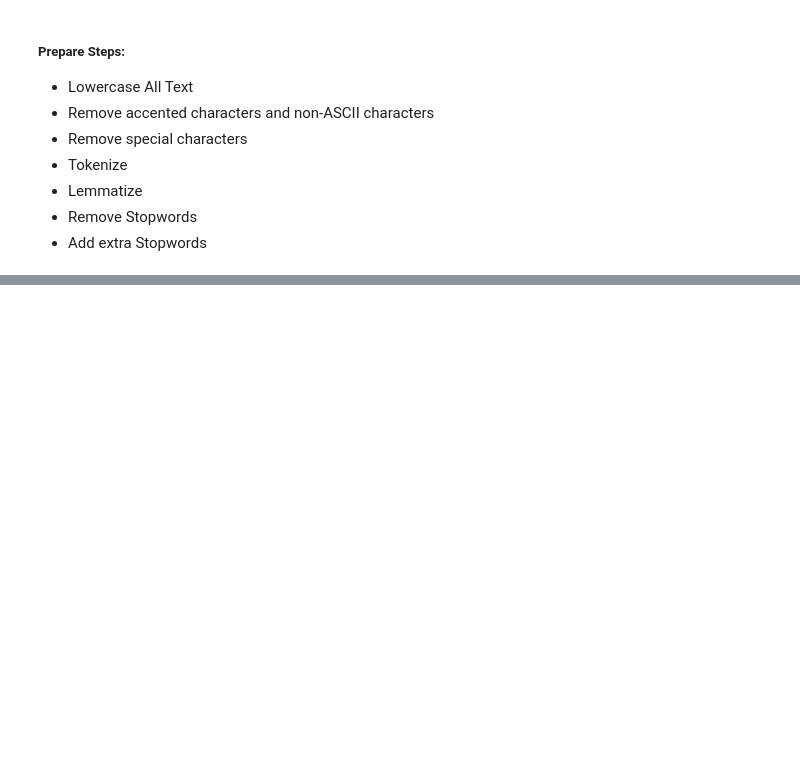
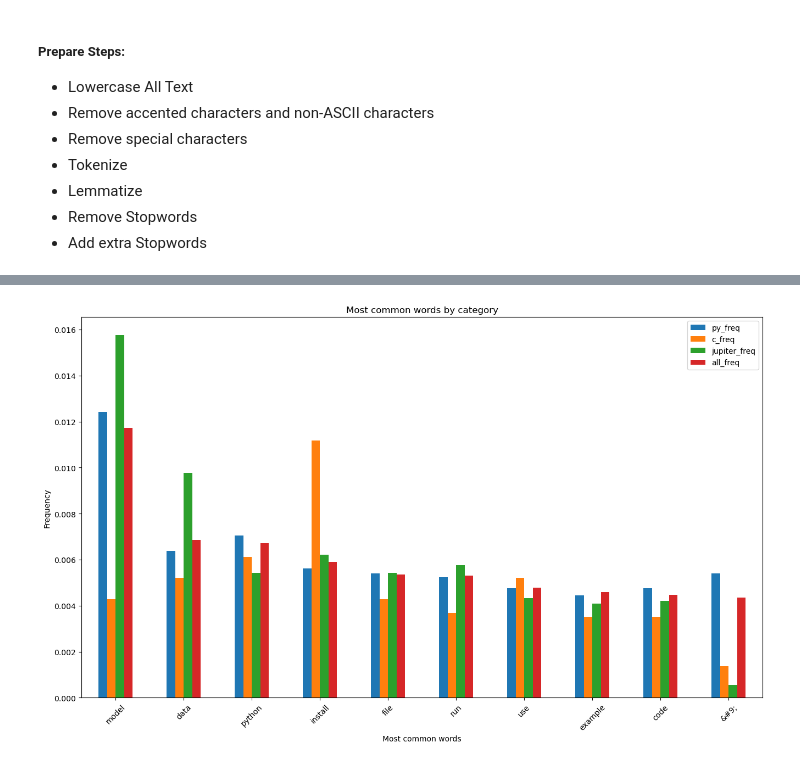
Before and after one commit to jeremiah-toribio/101-readme, a Jupyter notebook: nlp_project_brock_draft2.ipynb, the cells around one changed output, grey strips where cells are left out. Cells and saved outputs as stored; diff of their text form; code cells hidden in the pictures; blank space fills up the shorter version.

```diff
--- a/nlp_project_brock_draft2.ipynb
+++ b/nlp_project_brock_draft2.ipynb
@@ -229,0 +64,6 @@ df.lematized[0].split()
+# %%
+# Get word frequencies for each language
+py_freq = pd.Series(py_counts / py_counts.sum())
+c_freq = pd.Series(c_counts / c_counts.sum())
+jupiter_freq = pd.Series(jupiter_counts / jupiter_counts.sum())
+all_freq = pd.Series(all_counts / all_counts.sum())
@@ -229,0 +168,10 @@ df.lematized[0].split()
+# %%
+#Combine the value counts into one dataframe
+word_freq = pd.concat([py_freq, c_freq, jupiter_freq, all_freq], axis=1)
+word_freq.columns = ['py_freq', 'c_freq', 'jupiter_freq', 'all_freq']
+
+# Fill the nulls with 0
+word_freq.fillna(0, inplace=True)
+
+#take a look
+word_freq.head()
@@ -229,0 +195,10 @@ df.lematized[0].split()
+# %%
+#Plot the most frequent words and color by label
+word_freq.sort_values('all_freq', ascending=False).head(10).plot.bar(figsize=(16, 9))
+plt.title('Most common words by category')
+plt.ylabel('Frequency')
+plt.xlabel('Most common words')
+plt.xticks(rotation=45)
+plt.show()
+# %% [output]
+[figure, added]
```
Also changed, not shown: parts of 26 cells of this notebook.
